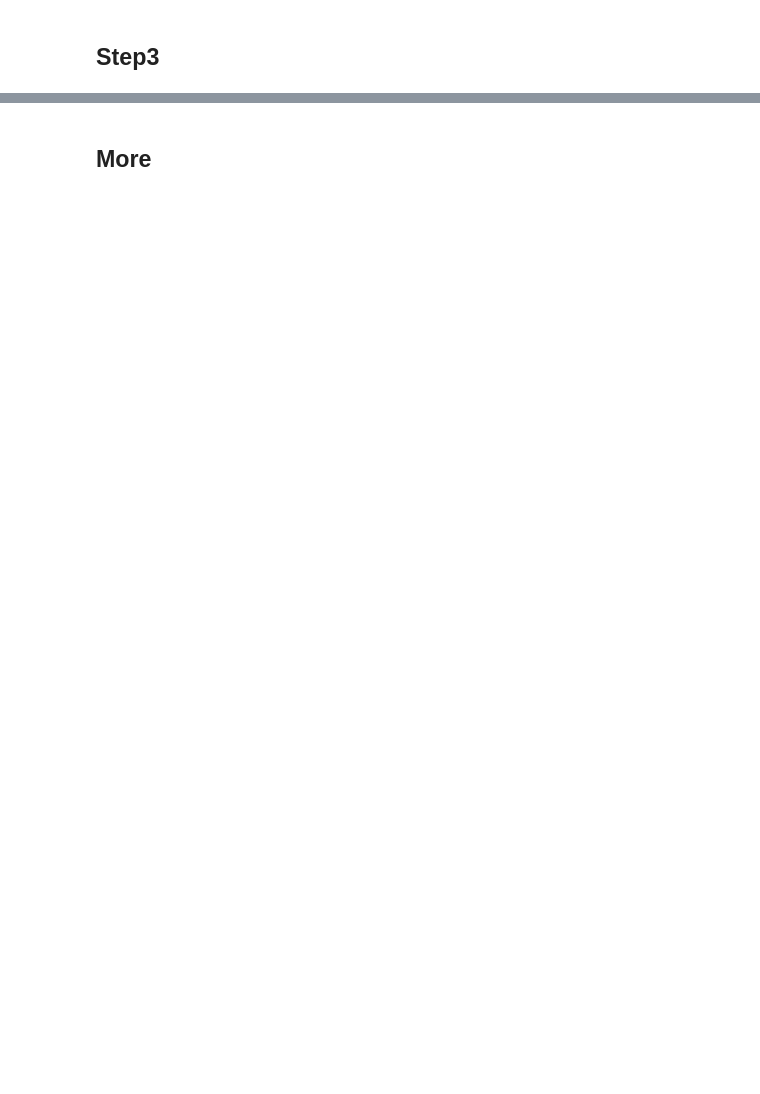
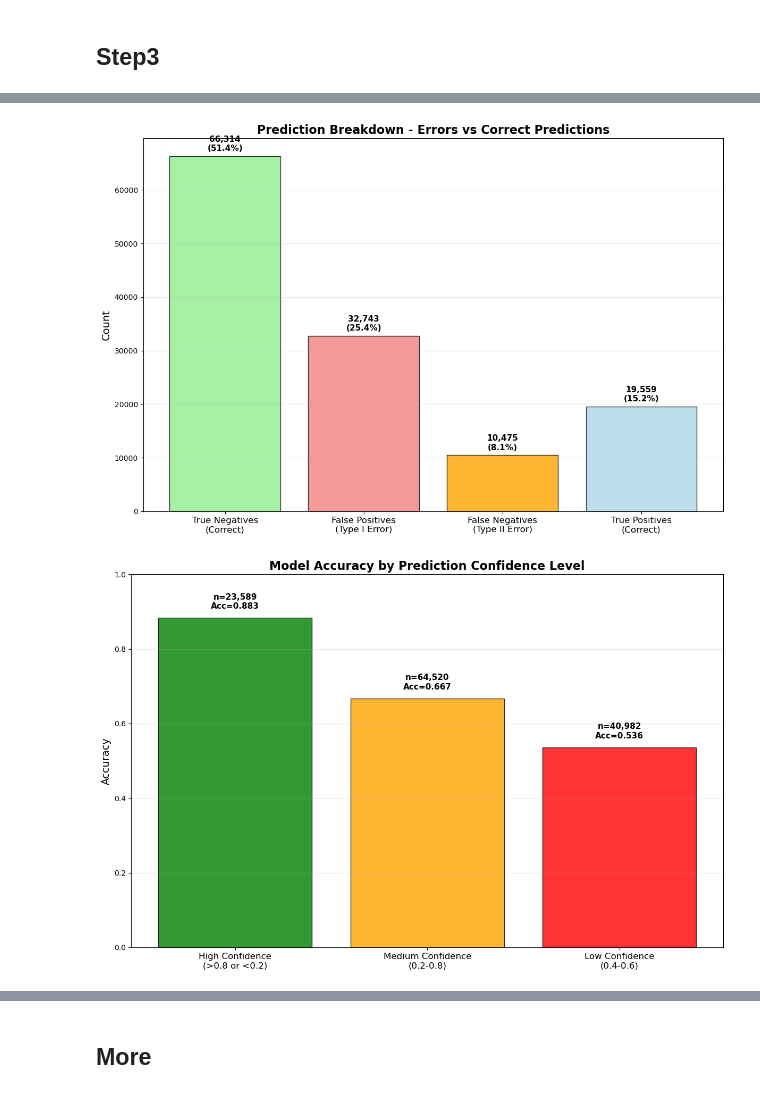
Before and after one commit to DENGDixin/isaf-g2, a Jupyter notebook: project.ipynb, the cells around one changed output, grey strips where cells are left out. Cells and saved outputs as stored; diff of their text form; code cells hidden in the pictures; blank space fills up the shorter version.

```diff
--- a/project.ipynb
+++ b/project.ipynb
@@ -527,0 +577,61 @@ charged_off(1)       0.37      0.65      0.48     30034
+# %%
+# Error Analysis - False Positive and False Negative Analysis
+plt.figure(figsize=(12, 8))
+tn, fp, fn, tp = confusion_matrix(y_test, y_pred).ravel()
+error_types = ['True Negatives\n(Correct)', 'False Positives\n(Type I Error)',
+               'False Negatives\n(Type II Error)', 'True Positives\n(Correct)']
+error_counts = [tn, fp, fn, tp]
+colors = ['lightgreen', 'lightcoral', 'orange', 'lightblue']
+
+bars = plt.bar(error_types, error_counts, color=colors, alpha=0.8, edgecolor='black')
+plt.ylabel('Count', fontsize=14)
+plt.title('Prediction Breakdown - Errors vs Correct Predictions', fontsize=16, fontweight='bold')
+plt.xticks(rotation=0, fontsize=12)
+plt.grid(True, alpha=0.3, axis='y')
+
+# Add count and percentage labels
+total = sum(error_counts)
+for bar, count in zip(bars, error_counts):
+    percentage = count / total * 100
+    plt.text(bar.get_x() + bar.get_width()/2, bar.get_height() + max(error_counts)*0.01,
+             f'{count:,}\n({percentage:.1f}%)', ha='center', va='bottom',
+             fontsize=11, fontweight='bold')
+
+plt.tight_layout()
+plt.show()
+
+# Prediction Confidence Distribution
+plt.figure(figsize=(12, 8))
+confidence = np.abs(y_proba - 0.5)
+high_conf = confidence > 0.3
+medium_conf = (confidence > 0.1) & (confidence <= 0.3)
+low_conf = confidence <= 0.1
+
+conf_accuracy = [
+    accuracy_score(y_test[high_conf], y_pred[high_conf]) if high_conf.sum() > 0 else 0,
+    accuracy_score(y_test[medium_conf], y_pred[medium_conf]) if medium_conf.sum() > 0 else 0,
+    accuracy_score(y_test[low_conf], y_pred[low_conf]) if low_conf.sum() > 0 else 0
+]
+
+conf_counts = [high_conf.sum(), medium_conf.sum(), low_conf.sum()]
+conf_labels = ['High Confidence\n(>0.8 or <0.2)', 'Medium Confidence\n(0.2-0.8)', 'Low Confidence\n(0.4-0.6)']
+colors = ['green', 'orange', 'red']
+
+bars = plt.bar(conf_labels, conf_accuracy, alpha=0.8, color=colors, edgecolor='black')
+plt.ylabel('Accuracy', fontsize=14)
+plt.title('Model Accuracy by Prediction Confidence Level', fontsize=16, fontweight='bold')
+plt.xticks(rotation=0, fontsize=12)
+plt.grid(True, alpha=0.3, axis='y')
+plt.ylim(0, 1)
+
+# Add count and accuracy labels
+for bar, count, acc in zip(bars, conf_counts, conf_accuracy):
+    plt.text(bar.get_x() + bar.get_width()/2, bar.get_height() + 0.02,
+             f'n={count:,}\nAcc={acc:.3f}', ha='center', va='bottom',
+             fontsize=11, fontweight='bold')
+
+plt.tight_layout()
+plt.show()
+# %% [output]
+[figure, added]
+[figure, added]
```
Also changed, not shown: parts of 21 cells of this notebook.
